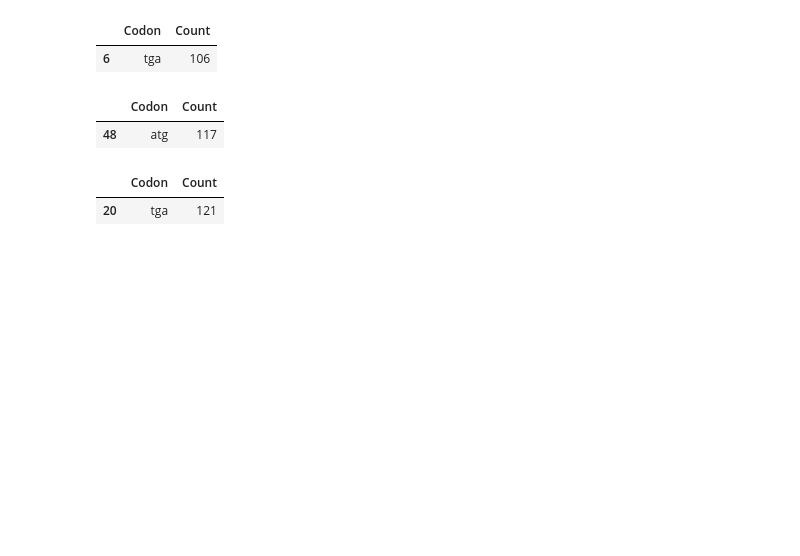
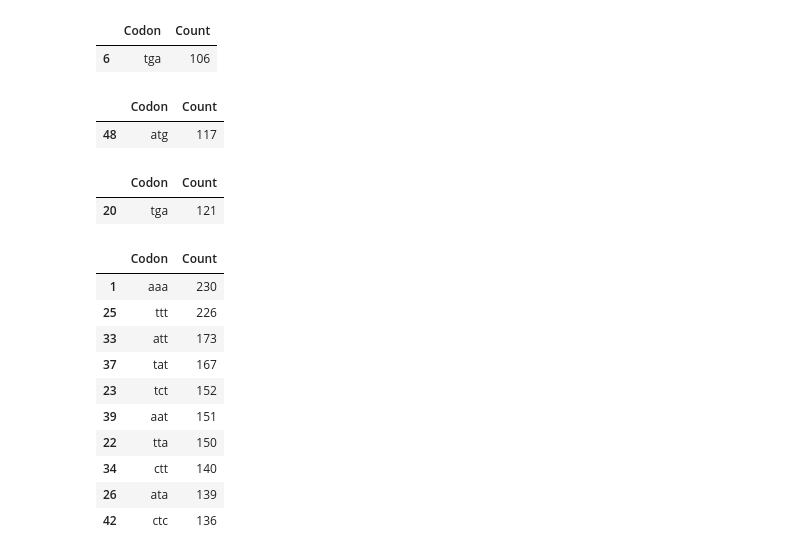
Before and after one commit to swlew369/Bioinformatics_Stuff, a Jupyter notebook: Mouse_TDO.ipynb, the cells around one changed output. Saved outputs shown, nothing was run; the diff lists cells and outputs as text; code cells hidden in the pictures; blank space fills up the shorter version.

```diff
--- a/Mouse_TDO.ipynb
+++ b/Mouse_TDO.ipynb
@@ -146,0 +149,14 @@ df_ORF_3.loc[df_ORF_3['Codon'] == 'tga']
+# %%
+ORF1_top_ten
+# %% [output]
+|  | Codon | Count |
+| 1 | aaa | 230 |
+| 25 | ttt | 226 |
+| 33 | att | 173 |
+| 37 | tat | 167 |
+| 23 | tct | 152 |
+| 39 | aat | 151 |
+| 22 | tta | 150 |
+| 34 | ctt | 140 |
+| 26 | ata | 139 |
+| 42 | ctc | 136 |
```
Also changed, not shown: parts of 5 cells of this notebook.
